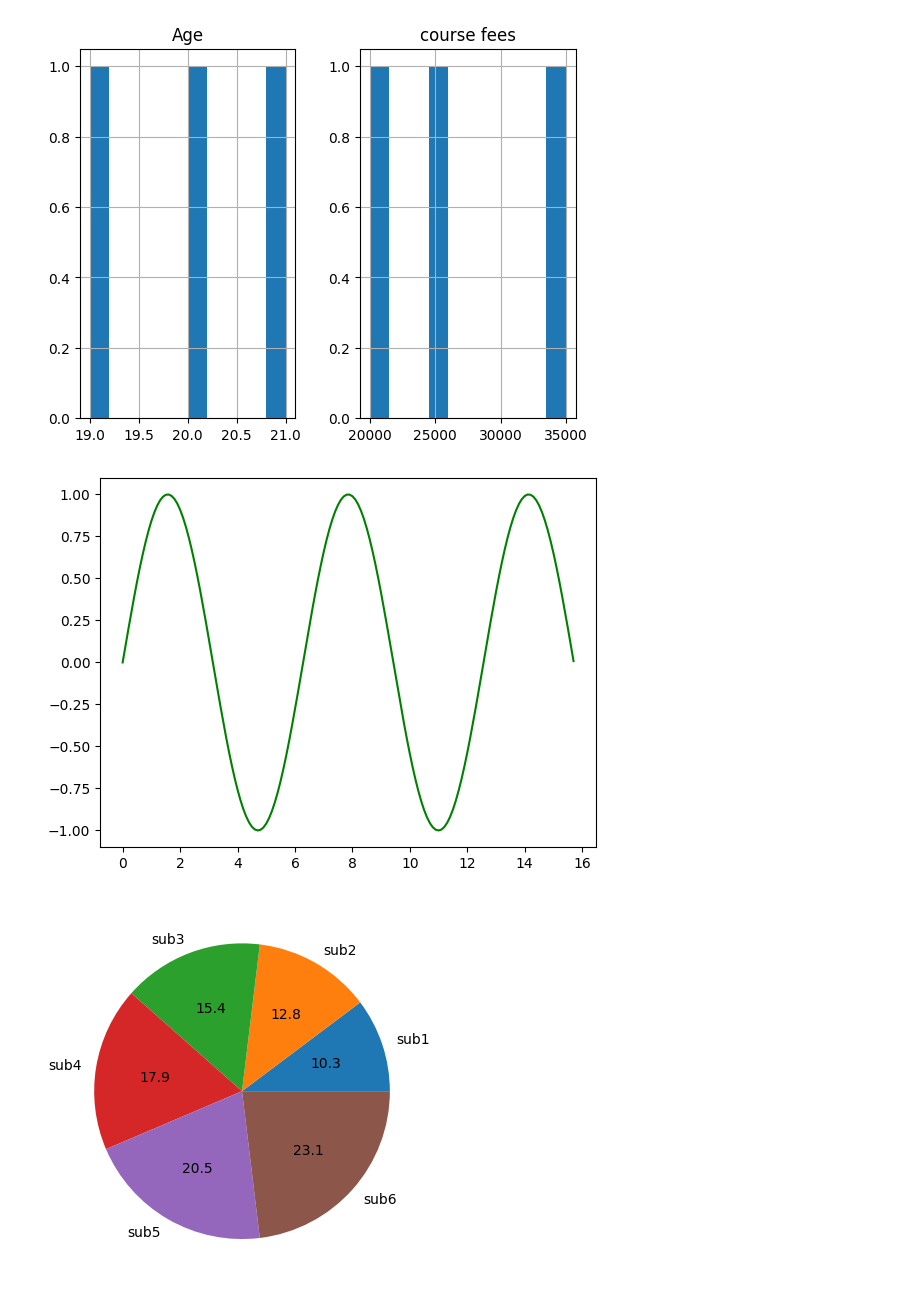
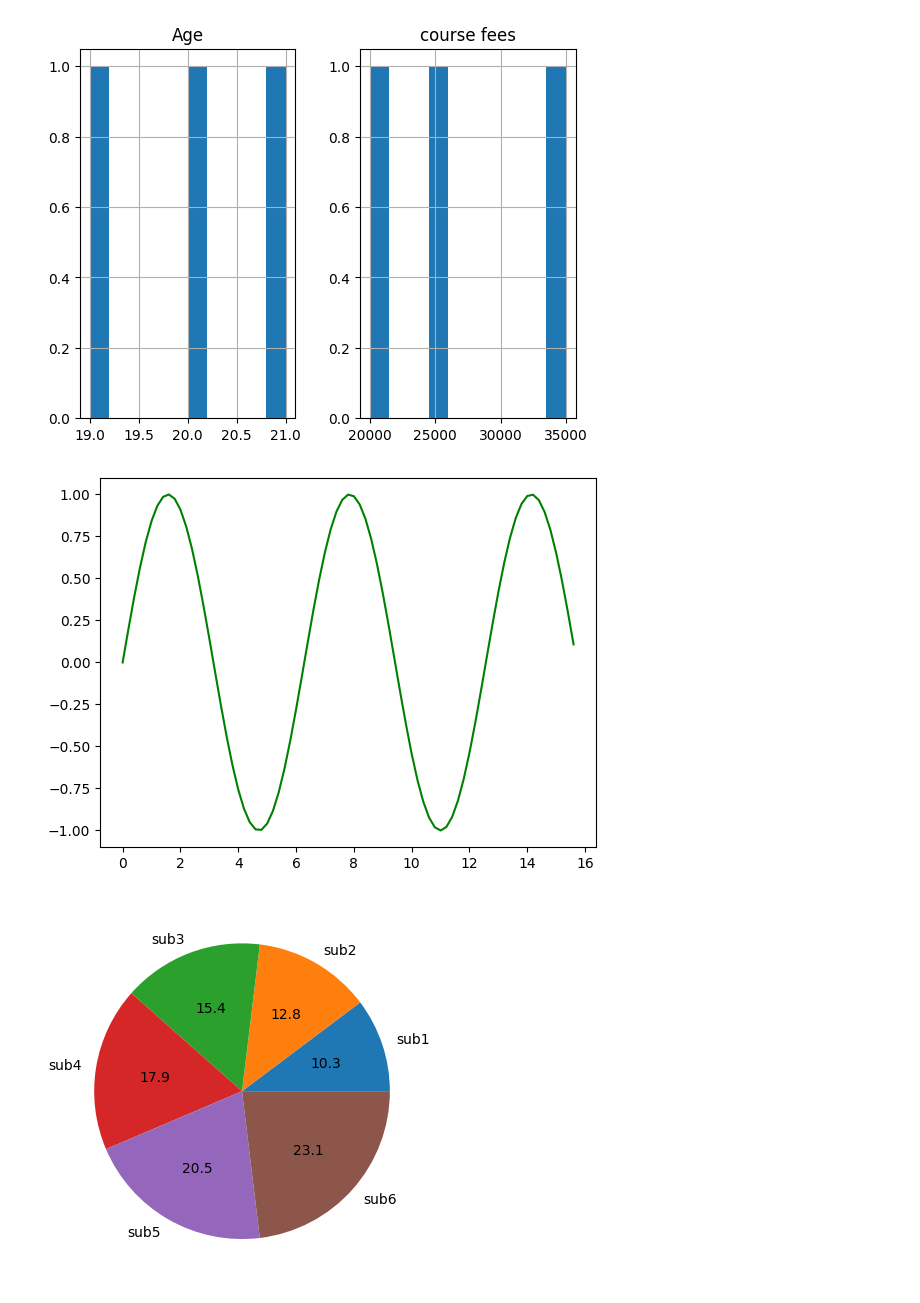
Before and after one commit to Samarthpkori/PY.-BOOK, a Jupyter notebook: graph.ipynb, the cells around one changed output. Saved outputs shown, nothing was run; the diff lists cells and outputs as text; code cells hidden in the pictures.

```diff
--- a/graph.ipynb
+++ b/graph.ipynb
@@ -33,15 +33,15 @@ plt.show()
 [figure]
 # %%
 import numpy as np
-import matplotlib as mt
+import matplotlib.pyplot as plt
 
-x=np.arange(0,5*np.pi,0.1)
+x=np.arange(0,5*np.pi,0.2)
 y=np.sin(x)
 
 plt.plot(x,y,color='green')
 plt.show()
 # %% [output]
-[figure, old version]
+[figure, new version]
 # %%
 import pandas as pd
 import matplotlib.pyplot as plt
```
